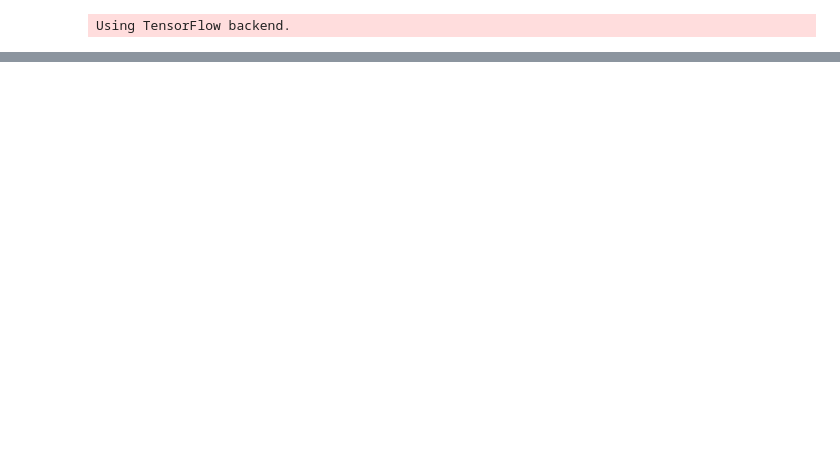
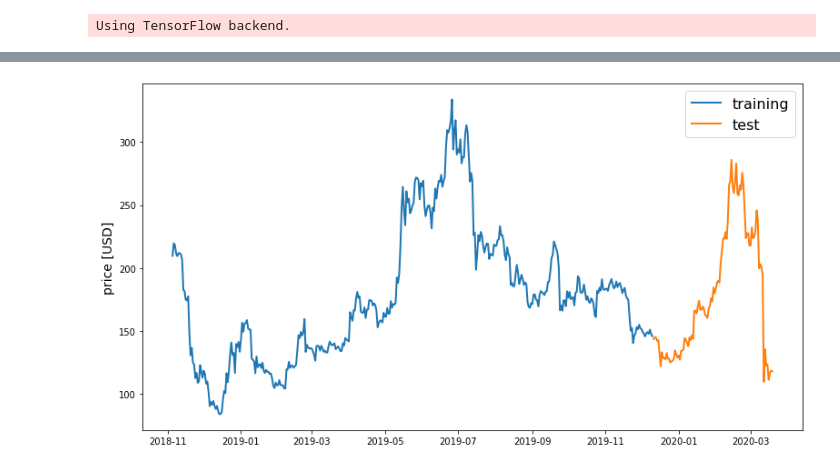
Before and after one commit to colton-thompson/Crypto-Currency-Prediction, a Jupyter notebook: Future Predictions/model 2/Crypto-Future-Predictions-v2.ipynb, the cells around one changed output, grey strips where cells are left out. Drawn from its saved outputs; the diff is of its cells as text; code cells hidden in the pictures; blank space fills up the shorter version.

```diff
--- a/Future Predictions/model 2/Crypto-Future-Predictions-v2.ipynb
+++ b/Future Predictions/model 2/Crypto-Future-Predictions-v2.ipynb
@@ -142,0 +149,7 @@ line_plot(targets, preds, 'actual', 'prediction', lw=3)
+# %%
+endpoint = 'https://min-api.cryptocompare.com/data/histoday'
+res = requests.get(endpoint + '?fsym=ETH&tsym=USD&limit=500')
+hist = pd.DataFrame(json.loads(res.content)['Data'])
+hist = hist.set_index('time')
+hist.index = pd.to_datetime(hist.index, unit='s')
+target_col = 'close'
@@ -142,0 +166,6 @@ line_plot(targets, preds, 'actual', 'prediction', lw=3)
+# %%
+train, test = train_test_split(hist, test_size=0.2)
+# %%
+line_plot(train[target_col], test[target_col], 'training', 'test', title='')
+# %% [output]
+[figure, added]
```
Also changed, not shown: parts of 24 cells of this notebook, 1 other file.
